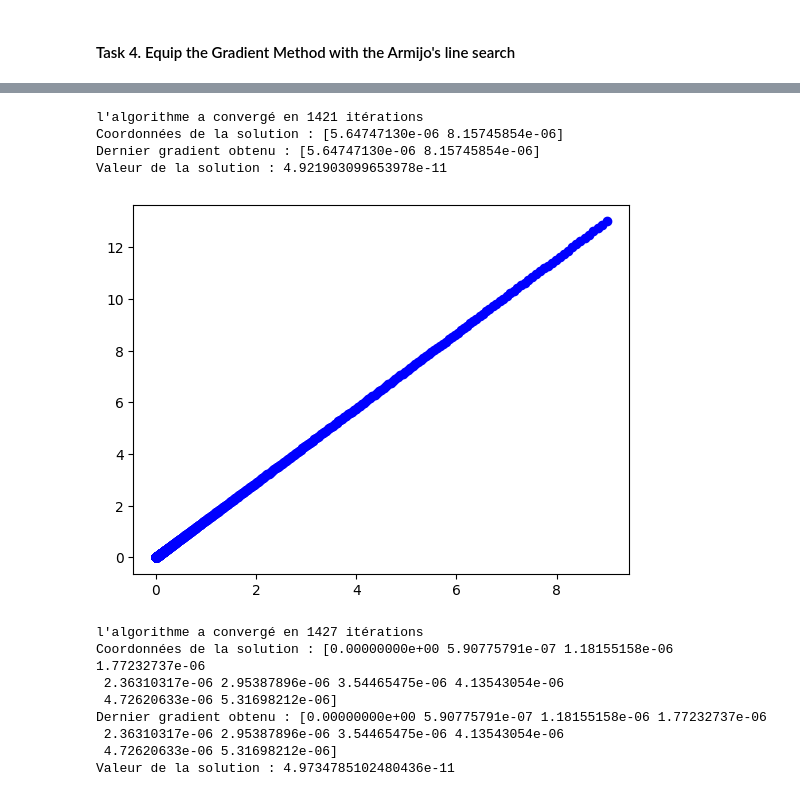
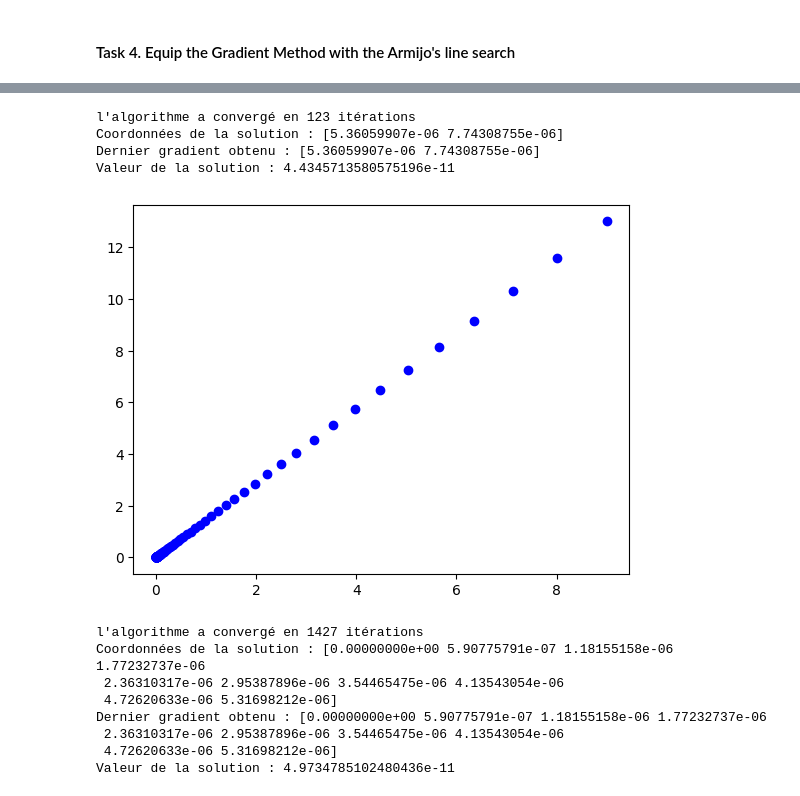
Before and after one commit to ValentinLassaigne/NLP, a Jupyter notebook: Projet_NLP.ipynb, the cells around one changed output, grey strips where cells are left out. Drawn from its saved outputs; the diff is of its cells as text; code cells hidden in the pictures.

```diff
--- a/Projet_NLP.ipynb
+++ b/Projet_NLP.ipynb
@@ -194,9 +193,7 @@ Valeur de la solution : 4.949523126779811e-11
 # %%
 def Armijo(x, fdex, gradient, t, oracle, m1, theta):
     p=0
-    f1 = oracle(x - t*gradient,1)
-    f2 = fdex + m1 * t * np.dot(gradient,-gradient)
-    while f1 >= f2 and p<50:
+    while oracle(x - t*gradient,1) >= fdex + m1 * t * np.dot(gradient,-gradient) and p<50:
         t = theta * t
         p = p + 1
     return t
@@ -254,12 +252,12 @@ Dernière valeur de la fonction obtenu: 46304.0
 # %%
 x0=np.array([9,13])
-methode_gradient_Armijo(oracle3, x0, MaxIt=5000)
+methode_gradient_Armijo(oracle3, x0, MaxIt=1000, t=0.11)
 # %% [output]
-l'algorithme a convergé en 1421 itérations
-Coordonnées de la solution : [5.64747130e-06 8.15745854e-06]
-Dernier gradient obtenu : [5.64747130e-06 8.15745854e-06]
-Valeur de la solution : 4.921903099653978e-11
+l'algorithme a convergé en 123 itérations
+Coordonnées de la solution : [5.36059907e-06 7.74308755e-06]
+Dernier gradient obtenu : [5.36059907e-06 7.74308755e-06]
+Valeur de la solution : 4.4345713580575196e-11
-[figure, old version]
+[figure, new version]
 # %%
 x0=[i for i in range(10)]
 methode_gradient_Armijo(oracle3, x0,MaxIt=3000)
```
Also changed, not shown: parts of 11 cells of this notebook.
